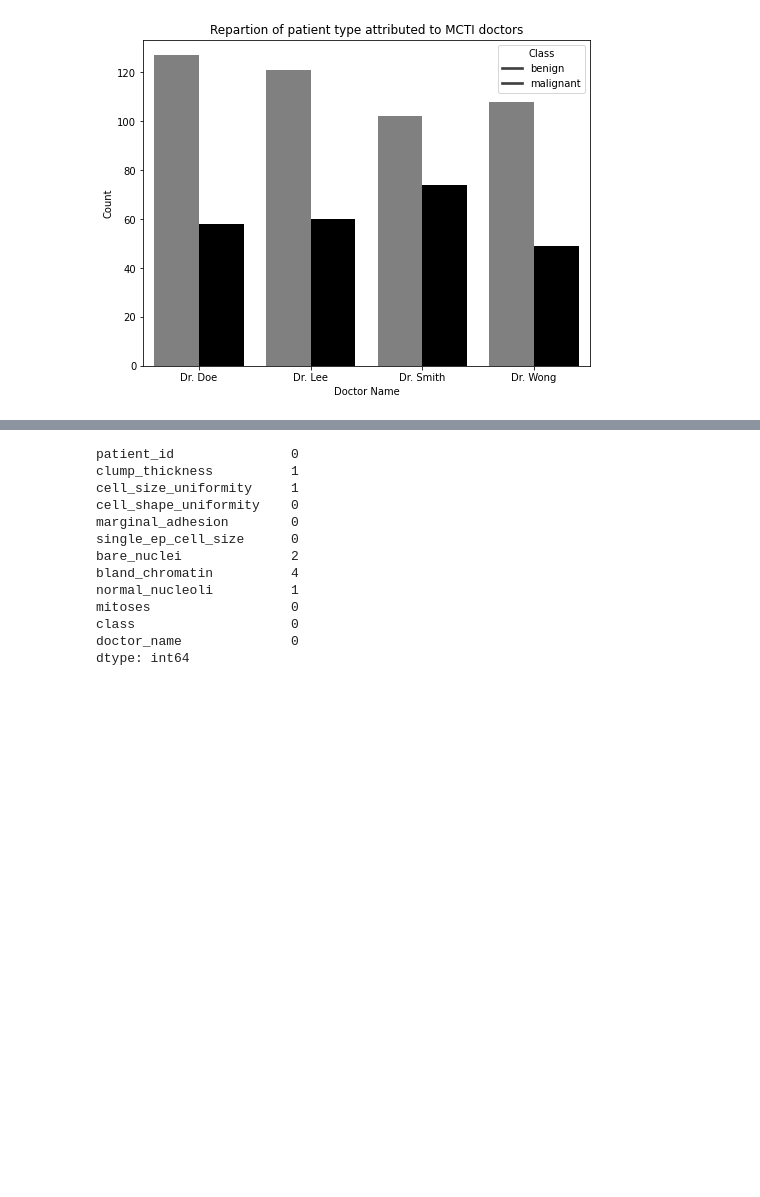
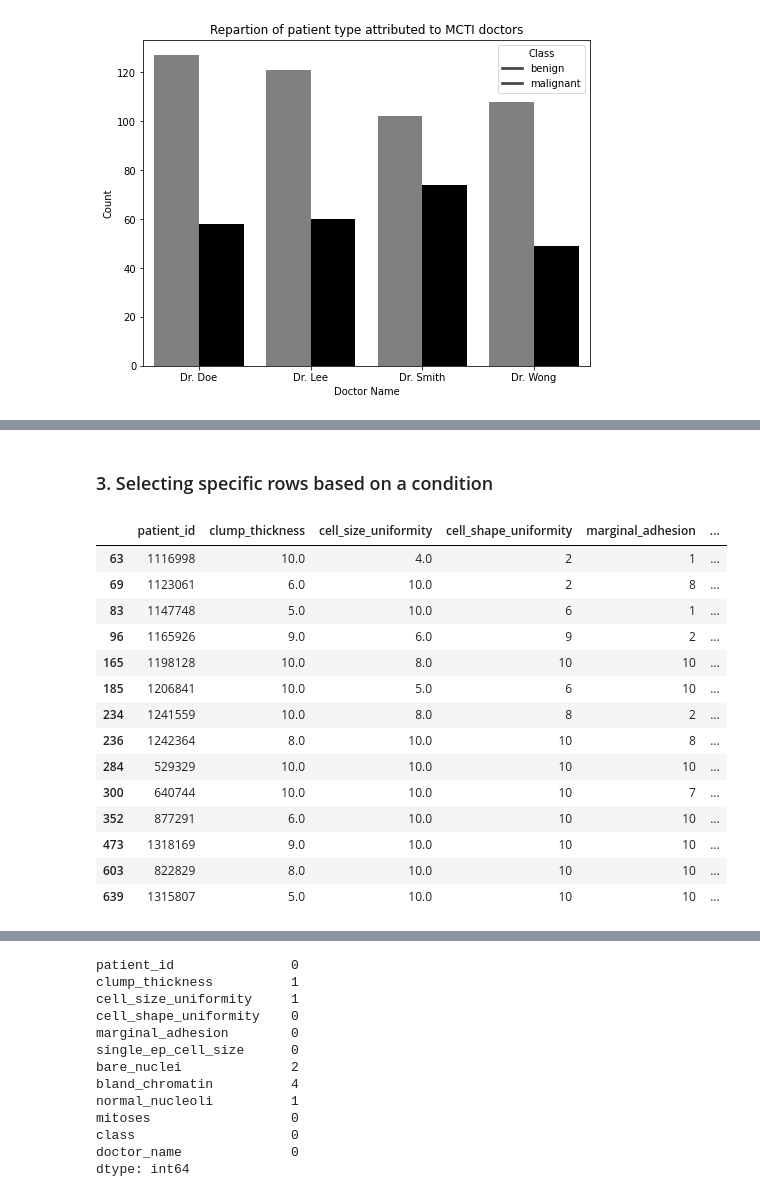
Before and after one commit to ladyson1806/pandas_data_wrangling, a Jupyter notebook: datatrek_2021/Data_Processing_Python.ipynb, the cells around one changed output, grey strips where cells are left out. Cells and saved outputs as stored; diff of their text form; code cells hidden in the pictures; blank space fills up the shorter version.

```diff
--- a/datatrek_2021/Data_Processing_Python.ipynb
+++ b/datatrek_2021/Data_Processing_Python.ipynb
@@ -259,0 +326,21 @@ main('Repartion of patient type attributed to MCTI doctors', 8, 6)
+# %% [markdown]
+### 3. Selecting specific rows based on a condition
+# %%
+#### With numbers
+breast_dataset[breast_dataset['mitoses'] == 10 ]
+# %% [output]
+|  | patient_id | clump_thickness | cell_size_uniformity | cell_shape_uniformity | marginal_adhesion | ... |
+| 63 | 1116998 | 10.0 | 4.0 | 2 | 1 | ... |
+| 69 | 1123061 | 6.0 | 10.0 | 2 | 8 | ... |
+| 83 | 1147748 | 5.0 | 10.0 | 6 | 1 | ... |
+| 96 | 1165926 | 9.0 | 6.0 | 9 | 2 | ... |
+| 165 | 1198128 | 10.0 | 8.0 | 10 | 10 | ... |
+| 185 | 1206841 | 10.0 | 5.0 | 6 | 10 | ... |
+| 234 | 1241559 | 10.0 | 8.0 | 8 | 2 | ... |
+| 236 | 1242364 | 8.0 | 10.0 | 10 | 8 | ... |
+| 284 | 529329 | 10.0 | 10.0 | 10 | 10 | ... |
+| 300 | 640744 | 10.0 | 10.0 | 10 | 7 | ... |
+| 352 | 877291 | 6.0 | 10.0 | 10 | 10 | ... |
+| 473 | 1318169 | 9.0 | 10.0 | 10 | 10 | ... |
+| 603 | 822829 | 8.0 | 10.0 | 10 | 10 | ... |
+| 639 | 1315807 | 5.0 | 10.0 | 10 | 10 | ... |
```
Also changed, not shown: parts of 38 cells of this notebook.
